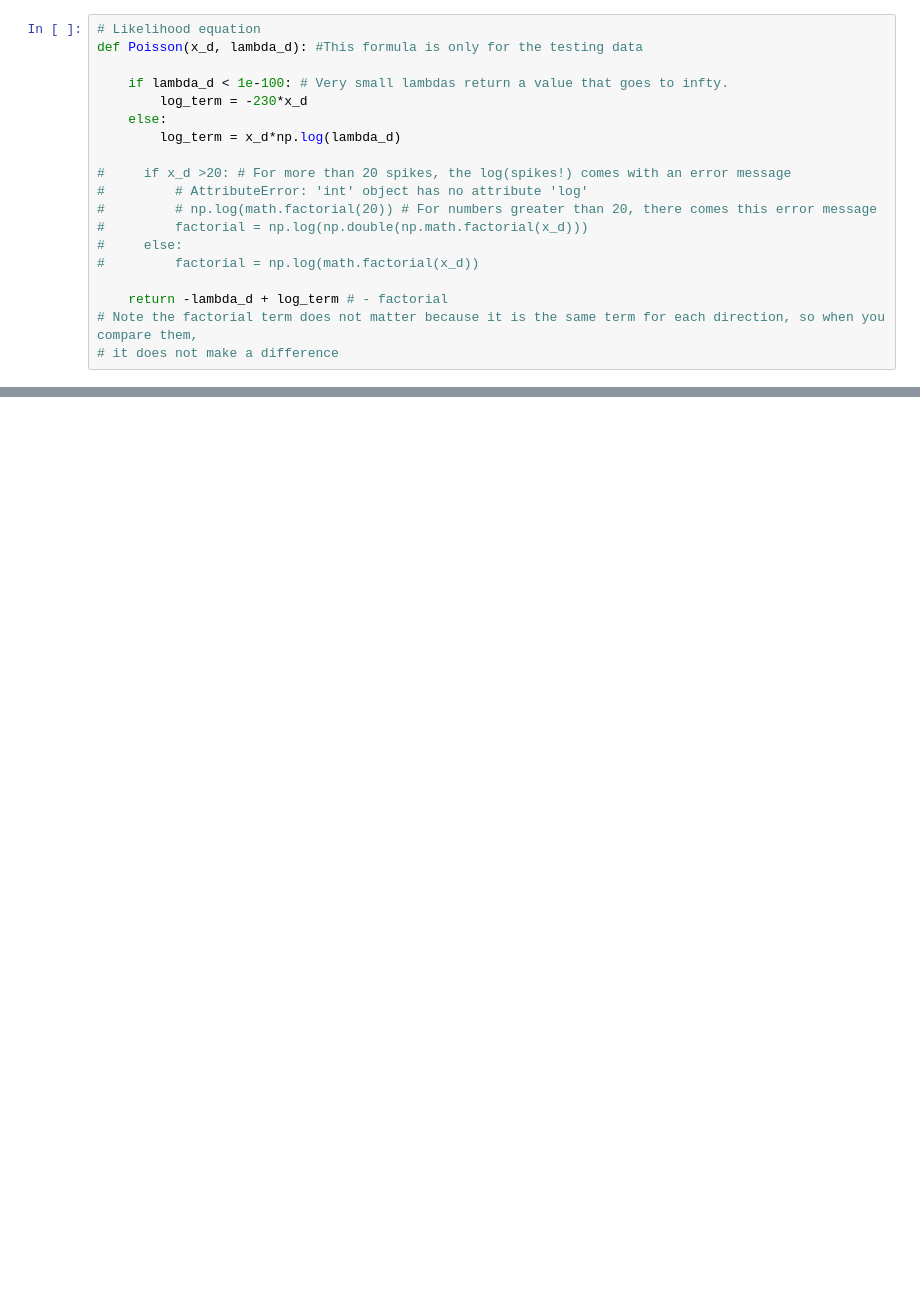
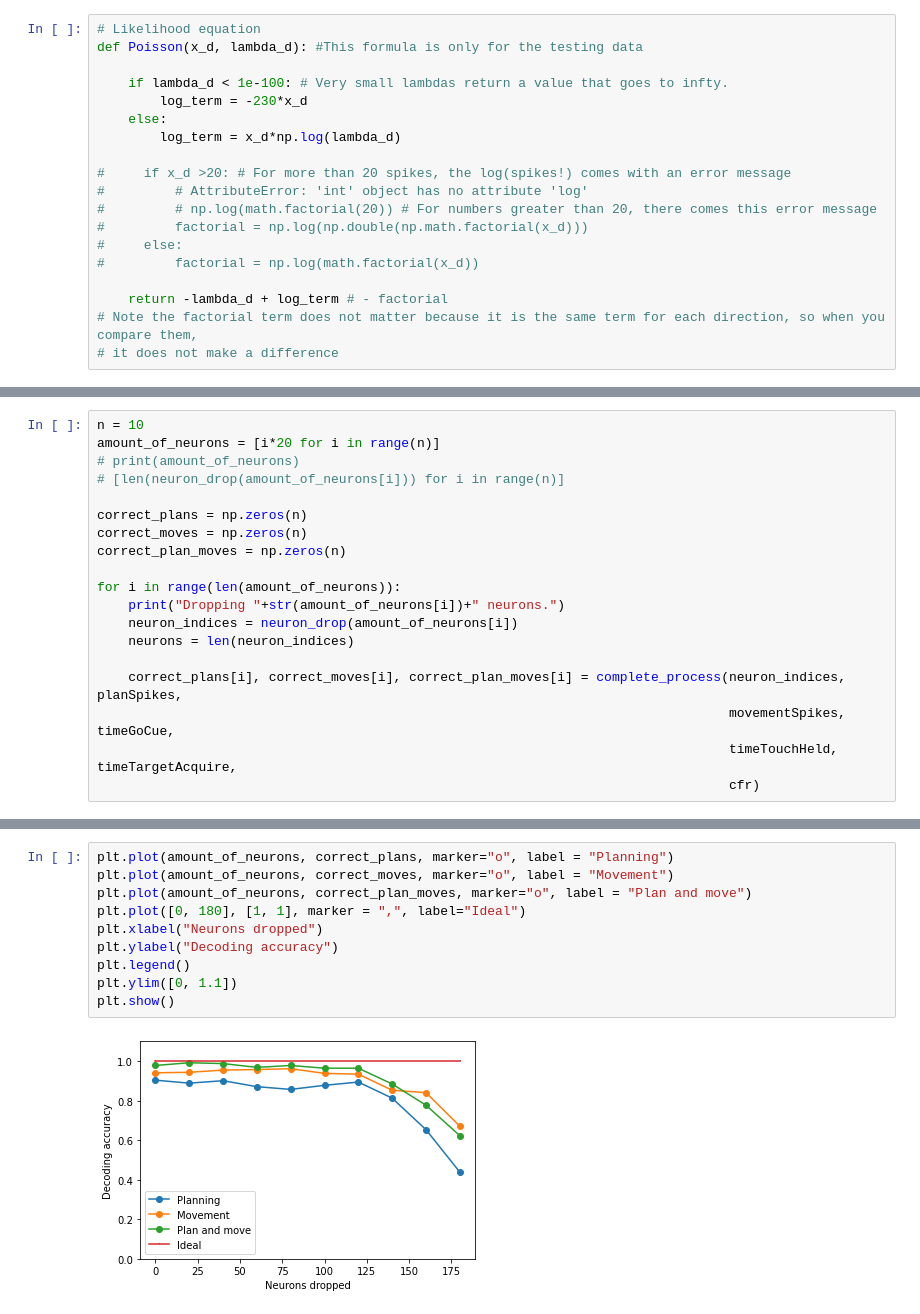
Before and after one commit to SaiAkhilVudattu/Neuro_classes, a Jupyter notebook: signal_processing/HW3/HW3.ipynb, the cells around one changed output, grey strips where cells are left out. Drawn from its saved outputs; the diff is of its cells as text; blank space fills up the shorter version.

```diff
--- a/signal_processing/HW3/HW3.ipynb
+++ b/signal_processing/HW3/HW3.ipynb
@@ -343,0 +471,19 @@ Chance:  0.125
+# %%
+n = 10
+amount_of_neurons = [i*20 for i in range(n)]
+# print(amount_of_neurons)
+# [len(neuron_drop(amount_of_neurons[i])) for i in range(n)]
+
+correct_plans = np.zeros(n)
+correct_moves = np.zeros(n)
+correct_plan_moves = np.zeros(n)
+
+for i in range(len(amount_of_neurons)):
+    print("Dropping "+str(amount_of_neurons[i])+" neurons.")
+    neuron_indices = neuron_drop(amount_of_neurons[i])
+    neurons = len(neuron_indices)
+
+    correct_plans[i], correct_moves[i], correct_plan_moves[i] = complete_process(neuron_indices, planSpikes,
+                                                                                 movementSpikes, timeGoCue,
+                                                                                 timeTouchHeld, timeTargetAcquire,
+                                                                                 cfr)
@@ -343,0 +501,12 @@ Chance:  0.125
+# %%
+plt.plot(amount_of_neurons, correct_plans, marker="o", label = "Planning")
+plt.plot(amount_of_neurons, correct_moves, marker="o", label = "Movement")
+plt.plot(amount_of_neurons, correct_plan_moves, marker="o", label = "Plan and move")
+plt.plot([0, 180], [1, 1], marker = ",", label="Ideal")
+plt.xlabel("Neurons dropped")
+plt.ylabel("Decoding accuracy")
+plt.legend()
+plt.ylim([0, 1.1])
+plt.show()
+# %% [output]
+[figure, added]
```
Also changed, not shown: parts of 34 cells of this notebook.
